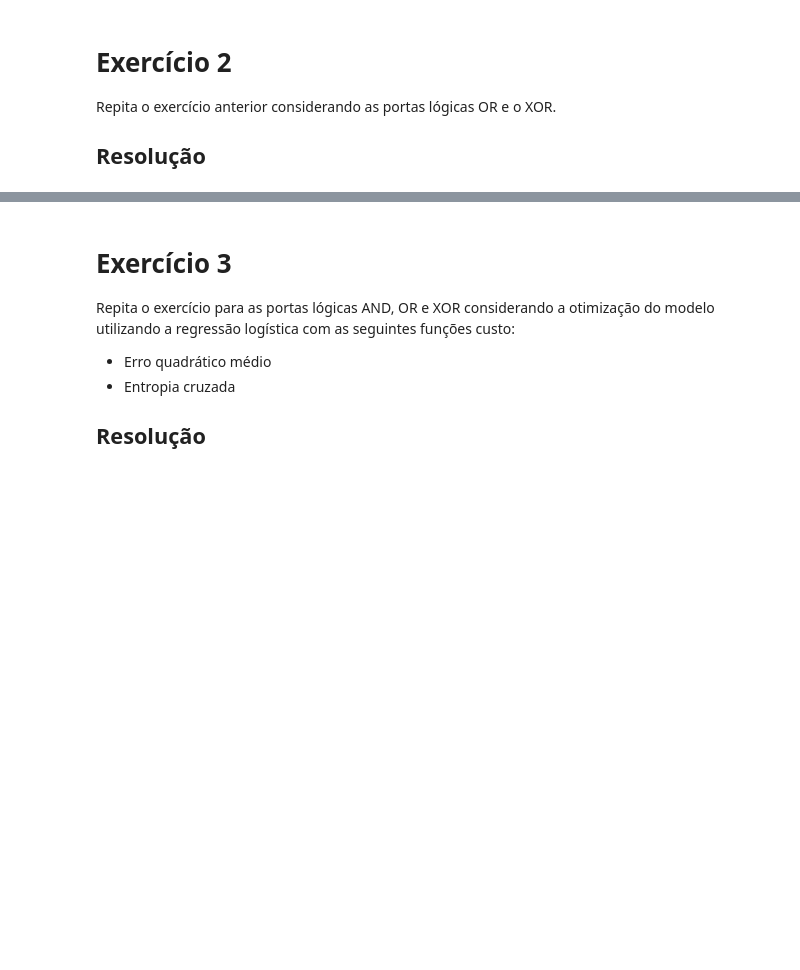
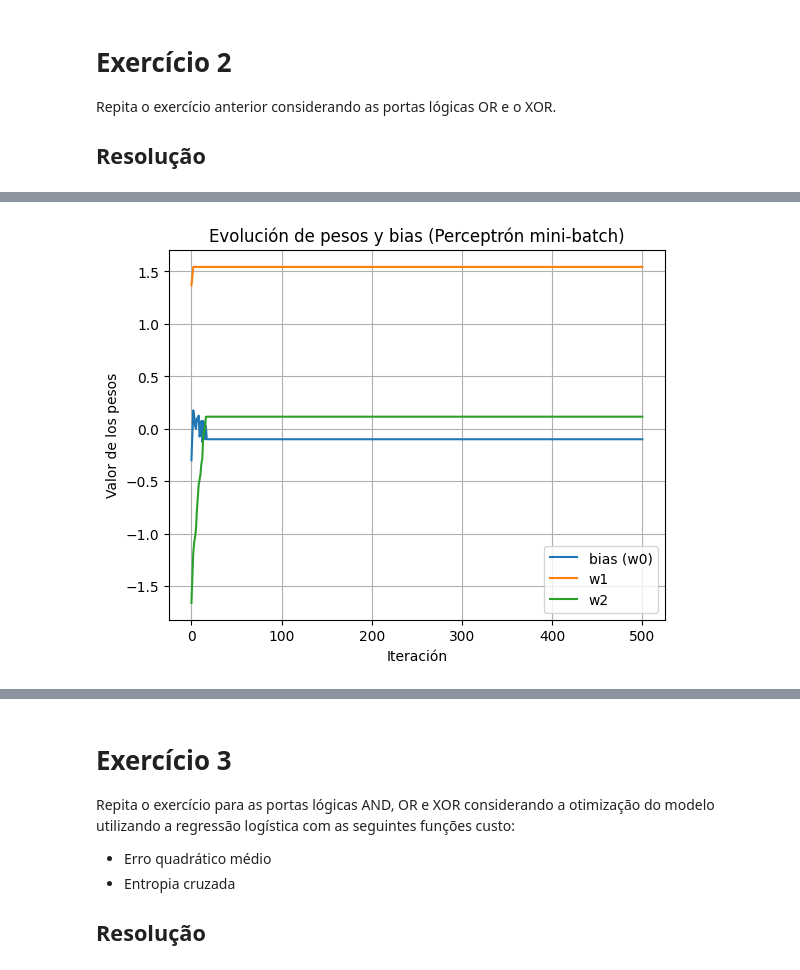
Before and after one commit to Gibonn24/Fundamentos-de-sistemas-Electr-nicos, a Jupyter notebook: ex_aula_3/ex_aula_3.ipynb, the cells around one changed output, grey strips where cells are left out. Drawn from its saved outputs; the diff is of its cells as text; code cells hidden in the pictures; blank space fills up the shorter version.

```diff
--- a/ex_aula_3/ex_aula_3.ipynb
+++ b/ex_aula_3/ex_aula_3.ipynb
@@ -115,3 +215,97 @@ Complete o código a seguir:
 Repita o exercício anterior considerando as portas lógicas OR e o XOR.
 
 ## Resolução
+# %%
+Nt = 100  # número de pontos de treinamento
+x = np.round(np.random.uniform(0, 1, (Nt, 2)))
+
+d = 1*(np.logical_or(x[:,0],x[:,1]))
+d=d.reshape(Nt,1)
+print(d.shape)
+
+eta = 0.5  # passo de adaptação do algoritmo de Rosenblatt
+Nb = 20
+Ne = 100
+dw = 2
+
+#############  Complete o código a seguir
+W = Rosenblatt_minibatch(x, d, eta, Nt, Ne, Nb, dw)
+
+# Wfinal deve ser os valores de pesos e bias da última iteração
+Wfinal = W[-1,:]
+print(Wfinal)
+#############
+
+# Gere um gráfico para mostrar os pesos e bias ao longo das iterações
+import matplotlib.pyplot as plt
+
+plt.figure()
+
+# Iteraciones
+iters = range(W.shape[0])
+
+# Graficar bias y pesos
+plt.plot(iters, W[:, 0], label="bias (w0)")
+plt.plot(iters, W[:, 1], label="w1")
+plt.plot(iters, W[:, 2], label="w2")
+
+plt.xlabel("Iteración")
+plt.ylabel("Valor de los pesos")
+plt.title("Evolución de pesos y bias (Perceptrón mini-batch)")
+plt.grid(True)
+plt.legend()
+
+plt.show()
+
+import numpy as np
+import matplotlib.pyplot as plt
+
+#Generar datos de test
+Nt_test = 100
+x_test = np.round(np.random.uniform(0, 1, (Nt_test, 2)))
+
+d_test = np.logical_or(x_test[:, 0], x_test[:, 1]).astype(int)
+
+#Agregar bias
+x_test_b = np.hstack((np.ones((Nt_test, 1)), x_test))
+
+#Usar pesos finales
+Wfinal = W[-1, :]
+
+# Predicción
+u = x_test_b @ Wfinal
+y_pred = np.heaviside(u, 0)
+
+#Error
+error = np.mean(y_pred != d_test)
+print("Taxa de erro:", error)
+
+# Gráfico
+plt.figure()
+
+# Separar clases
+for i in range(Nt_test):
+    if y_pred[i] == 0:
+        plt.scatter(x_test[i, 0], x_test[i, 1], color='red')
+    else:
+        plt.scatter(x_test[i, 0], x_test[i, 1], color='blue')
+
+# Reta de separação
+# Wfinal = [w0, w1, w2]
+w0, w1, w2 = Wfinal
+
+x_vals = np.linspace(0, 1, 100)
+
+# Evitar división por cero
+if w2 != 0:
+    y_vals = -(w0 + w1 * x_vals) / w2
+    plt.plot(x_vals, y_vals, 'k-', label="Fronteira de decisão")
+
+plt.xlabel("x1")
+plt.ylabel("x2")
+plt.title("Classificação OR com Perceptrón")
+plt.legend()
+plt.grid(True)
+
+plt.show()
+# %% [output]
@@ -117,0 +314 @@ Repita o exercício anterior considerando as portas lógicas OR e o XOR.
+[figure, added]
```
Also changed, not shown: parts of 10 cells of this notebook.
